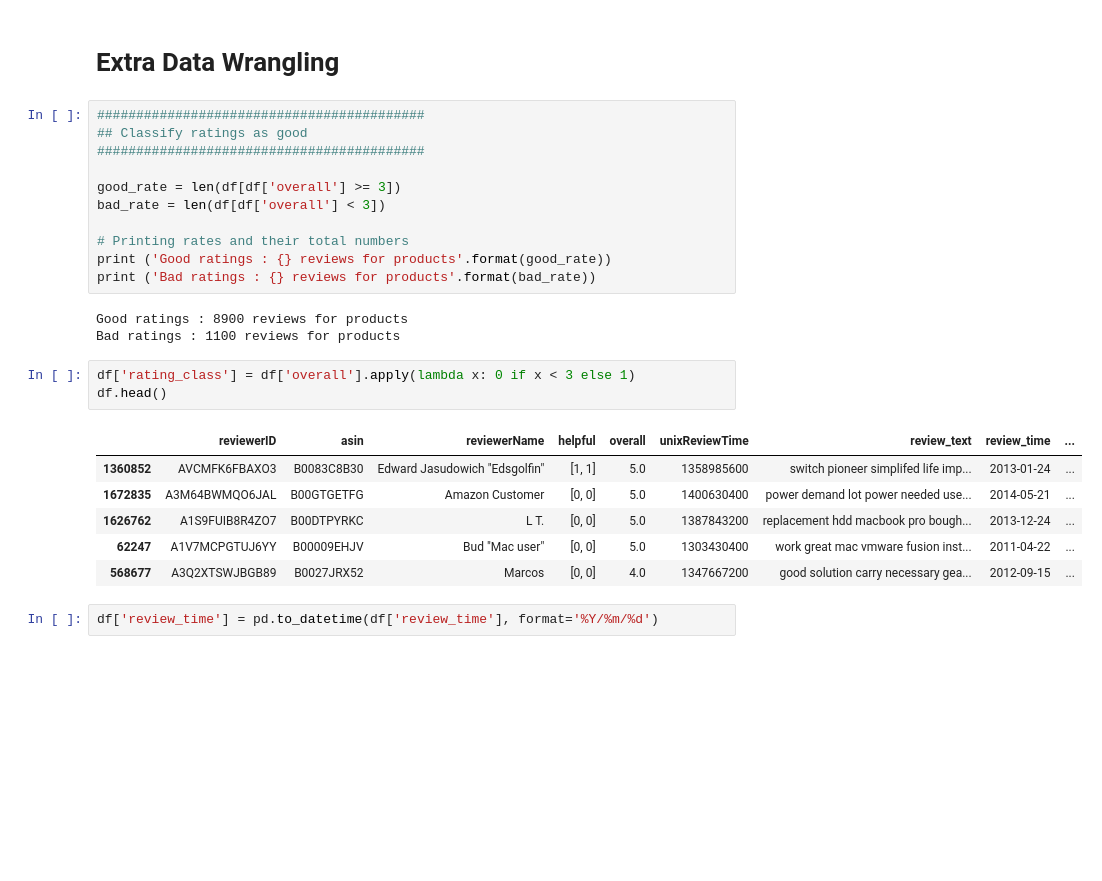
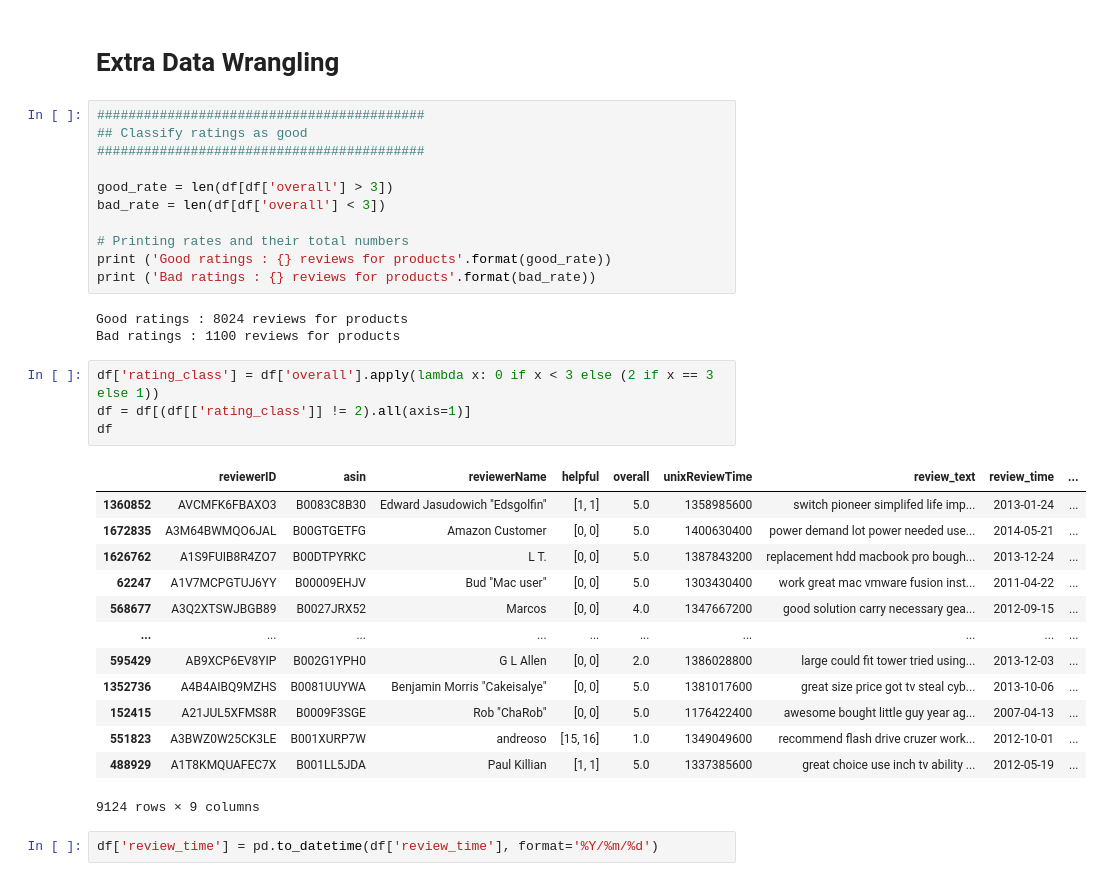
Before and after one commit to bachhvu/Amazon-NLP, a Jupyter notebook: Model Development.ipynb, the cells around one changed output. Drawn from its saved outputs; the diff is of its cells as text; blank space fills up the shorter version.

```diff
--- a/Model Development.ipynb
+++ b/Model Development.ipynb
@@ -61,25 +61,33 @@ df.to_csv('/content/drive/MyDrive/Dataset/sample_data.csv')
 ## Classify ratings as good
 ##########################################
 
-good_rate = len(df[df['overall'] >= 3])
+good_rate = len(df[df['overall'] > 3])
 bad_rate = len(df[df['overall'] < 3])
 
 # Printing rates and their total numbers
 print ('Good ratings : {} reviews for products'.format(good_rate))
 print ('Bad ratings : {} reviews for products'.format(bad_rate))
 # %% [output]
-Good ratings : 8900 reviews for products
+Good ratings : 8024 reviews for products
 Bad ratings : 1100 reviews for products
 # %%
-df['rating_class'] = df['overall'].apply(lambda x: 0 if x < 3 else 1)
-df.head()
+df['rating_class'] = df['overall'].apply(lambda x: 0 if x < 3 else (2 if x == 3 else 1))
+df = df[(df[['rating_class']] != 2).all(axis=1)]
+df
 # %% [output]
 |  | reviewerID | asin | reviewerName | helpful | overall | unixReviewTime | review_text | review_time | ... |
 | 1360852 | AVCMFK6FBAXO3 | B0083C8B30 | Edward Jasudowich "Edsgolfin" | [1, 1] | 5.0 | 1358985600 | switch pioneer simplifed life imp... | 2013-01-24 | ... |
 | 1672835 | A3M64BWMQO6JAL | B00GTGETFG | Amazon Customer | [0, 0] | 5.0 | 1400630400 | power demand lot power needed use... | 2014-05-21 | ... |
 | 1626762 | A1S9FUIB8R4ZO7 | B00DTPYRKC | L T. | [0, 0] | 5.0 | 1387843200 | replacement hdd macbook pro bough... | 2013-12-24 | ... |
 | 62247 | A1V7MCPGTUJ6YY | B00009EHJV | Bud "Mac user" | [0, 0] | 5.0 | 1303430400 | work great mac vmware fusion inst... | 2011-04-22 | ... |
 | 568677 | A3Q2XTSWJBGB89 | B0027JRX52 | Marcos | [0, 0] | 4.0 | 1347667200 | good solution carry necessary gea... | 2012-09-15 | ... |
+| ... | ... | ... | ... | ... | ... | ... | ... | ... | ... |
+| 595429 | AB9XCP6EV8YIP | B002G1YPH0 | G L Allen | [0, 0] | 2.0 | 1386028800 | large could fit tower tried using... | 2013-12-03 | ... |
+| 1352736 | A4B4AIBQ9MZHS | B0081UUYWA | Benjamin Morris "Cakeisalye" | [0, 0] | 5.0 | 1381017600 | great size price got tv steal cyb... | 2013-10-06 | ... |
+| 152415 | A21JUL5XFMS8R | B0009F3SGE | Rob "ChaRob" | [0, 0] | 5.0 | 1176422400 | awesome bought little guy year ag... | 2007-04-13 | ... |
+| 551823 | A3BWZ0W25CK3LE | B001XURP7W | andreoso | [15, 16] | 1.0 | 1349049600 | recommend flash drive cruzer work... | 2012-10-01 | ... |
+| 488929 | A1T8KMQUAFEC7X | B001LL5JDA | Paul Killian | [1, 1] | 5.0 | 1337385600 | great choice use inch tv ability ... | 2012-05-19 | ... |
+9124 rows × 9 columns
 # %%
 df['review_time'] = pd.to_datetime(df['review_time'], format='%Y/%m/%d')
 # %%
```
Also changed, not shown: parts of 18 cells of this notebook.
